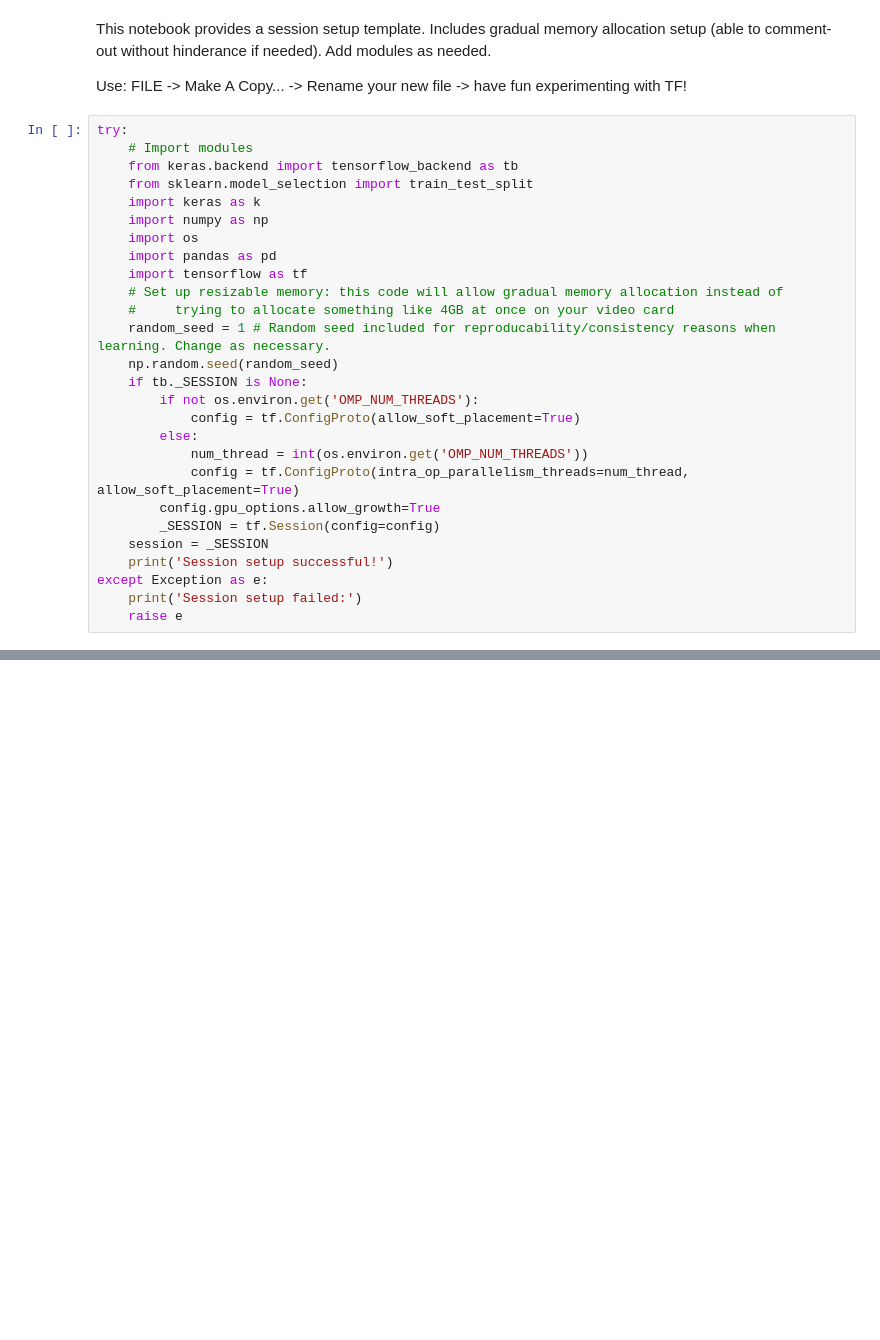
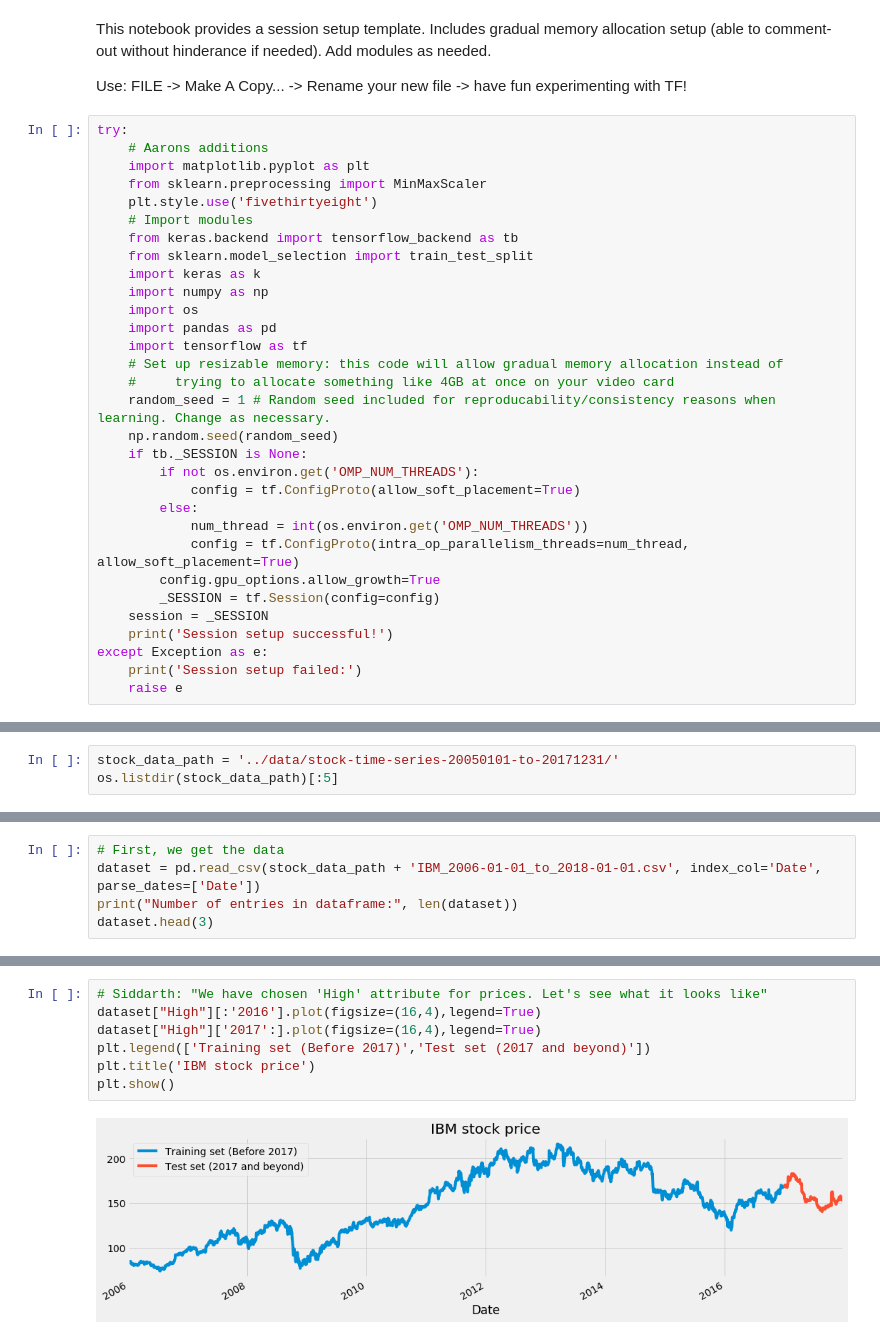
Before and after one commit to Killian604/learnKeras, a Jupyter notebook: notebooks/Aaron_RNNs.ipynb, the cells around one changed output, grey strips where cells are left out. Cells and saved outputs as stored; diff of their text form; blank space fills up the shorter version.

```diff
--- a/notebooks/Aaron_RNNs.ipynb
+++ b/notebooks/Aaron_RNNs.ipynb
@@ -6,6 +6,10 @@ Add modules as needed.
 Use: FILE -> Make A Copy... -> Rename your new file -> have fun experimenting with TF!
 # %%
 try:
+    # Aarons additions
+    import matplotlib.pyplot as plt
+    from sklearn.preprocessing import MinMaxScaler
+    plt.style.use('fivethirtyeight')
     # Import modules
     from keras.backend import tensorflow_backend as tb
     from sklearn.model_selection import train_test_split
@@ -36,0 +63,3 @@ Session setup successful!
+# %%
+stock_data_path = '../data/stock-time-series-20050101-to-20171231/'
+os.listdir(stock_data_path)[:5]
@@ -36,0 +72,5 @@ Session setup successful!
+# %%
+# First, we get the data
+dataset = pd.read_csv(stock_data_path + 'IBM_2006-01-01_to_2018-01-01.csv', index_col='Date', parse_dates=['Date'])
+print("Number of entries in dataframe:", len(dataset))
+dataset.head(3)
@@ -36,0 +95,9 @@ Session setup successful!
+# %%
+# Siddarth: "We have chosen 'High' attribute for prices. Let's see what it looks like"
+dataset["High"][:'2016'].plot(figsize=(16,4),legend=True)
+dataset["High"]['2017':].plot(figsize=(16,4),legend=True)
+plt.legend(['Training set (Before 2017)','Test set (2017 and beyond)'])
+plt.title('IBM stock price')
+plt.show()
+# %% [output]
+[figure, added]
```
Also changed, not shown: parts of 7 cells of this notebook, 1 other file.
